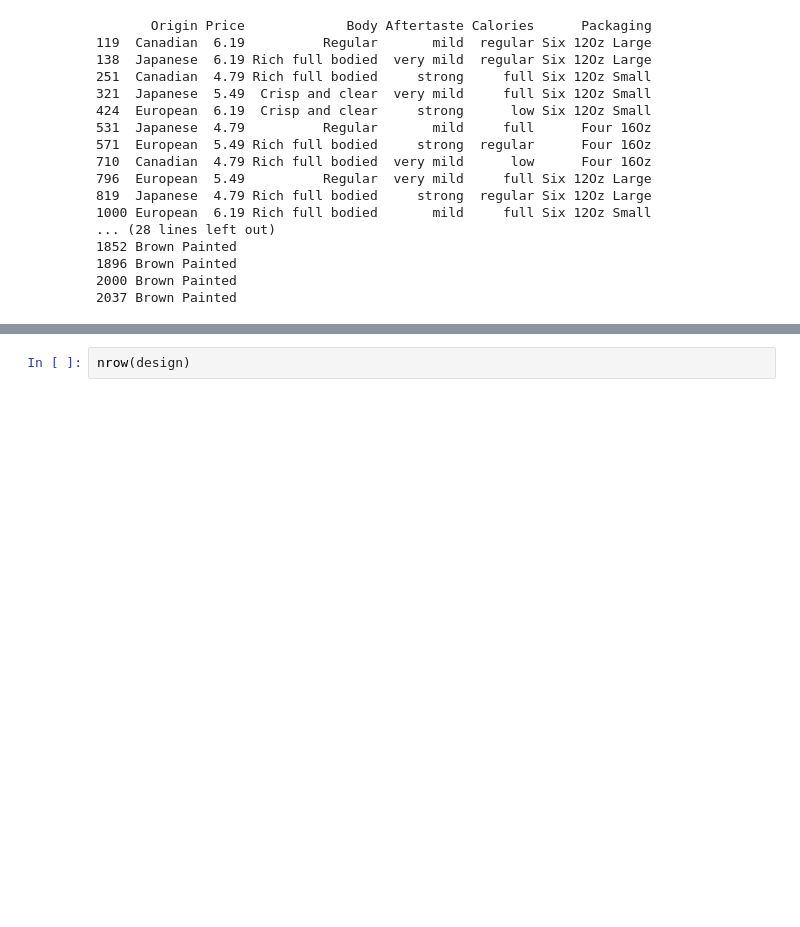
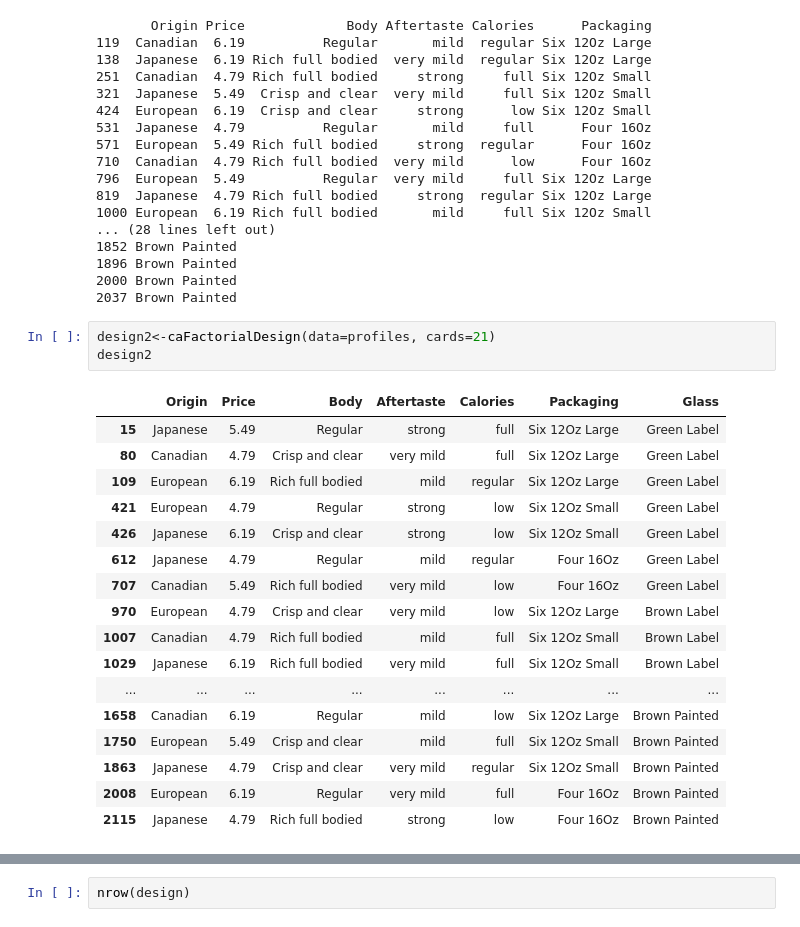
Before and after one commit to mcdaded/2--MachineLearning, a Jupyter notebook: R/Conjoint R Sample.ipynb, the cells around one changed output, grey strips where cells are left out. Drawn from its saved outputs; the diff is of its cells as text; blank space fills up the shorter version.

```diff
--- a/R/Conjoint R Sample.ipynb
+++ b/R/Conjoint R Sample.ipynb
@@ -94,3 +94,24 @@ print(design)
 1896 Brown Painted
 2000 Brown Painted
 2037 Brown Painted
+# %%
+design2<-caFactorialDesign(data=profiles, cards=21)
+design2
+# %% [output]
+|  | Origin | Price | Body | Aftertaste | Calories | Packaging | Glass |
+| 15 | Japanese | 5.49 | Regular | strong | full | Six 12Oz Large | Green Label |
+| 80 | Canadian | 4.79 | Crisp and clear | very mild | full | Six 12Oz Large | Green Label |
+| 109 | European | 6.19 | Rich full bodied | mild | regular | Six 12Oz Large | Green Label |
+| 421 | European | 4.79 | Regular | strong | low | Six 12Oz Small | Green Label |
+| 426 | Japanese | 6.19 | Crisp and clear | strong | low | Six 12Oz Small | Green Label |
+| 612 | Japanese | 4.79 | Regular | mild | regular | Four 16Oz | Green Label |
+| 707 | Canadian | 5.49 | Rich full bodied | very mild | low | Four 16Oz | Green Label |
+| 970 | European | 4.79 | Crisp and clear | very mild | low | Six 12Oz Large | Brown Label |
+| 1007 | Canadian | 4.79 | Rich full bodied | mild | full | Six 12Oz Small | Brown Label |
+| 1029 | Japanese | 6.19 | Rich full bodied | very mild | full | Six 12Oz Small | Brown Label |
+| ... | ... | ... | ... | ... | ... | ... | ... |
+| 1658 | Canadian | 6.19 | Regular | mild | low | Six 12Oz Large | Brown Painted |
+| 1750 | European | 5.49 | Crisp and clear | mild | full | Six 12Oz Small | Brown Painted |
+| 1863 | Japanese | 4.79 | Crisp and clear | very mild | regular | Six 12Oz Small | Brown Painted |
+| 2008 | European | 6.19 | Regular | very mild | full | Four 16Oz | Brown Painted |
+| 2115 | Japanese | 4.79 | Rich full bodied | strong | low | Four 16Oz | Brown Painted |
```
Also changed, not shown: parts of 1 cell of this notebook, 3 other files.
